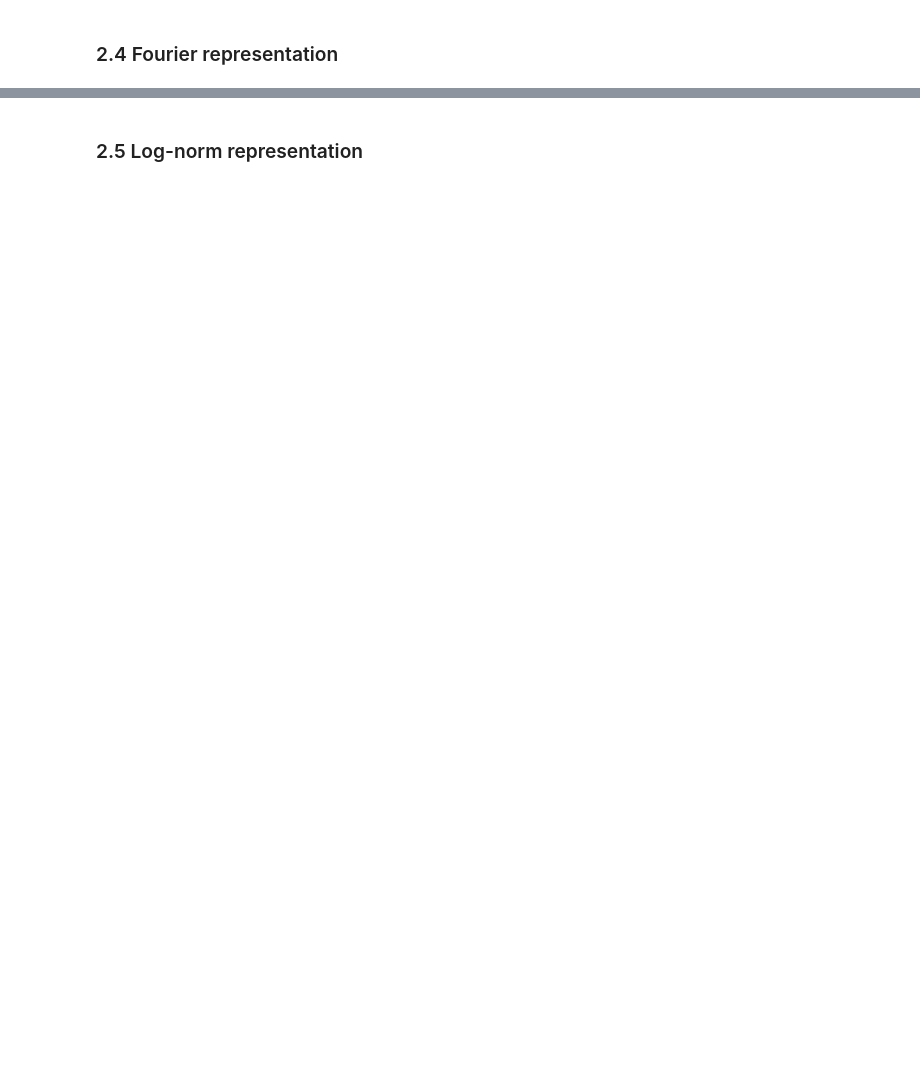
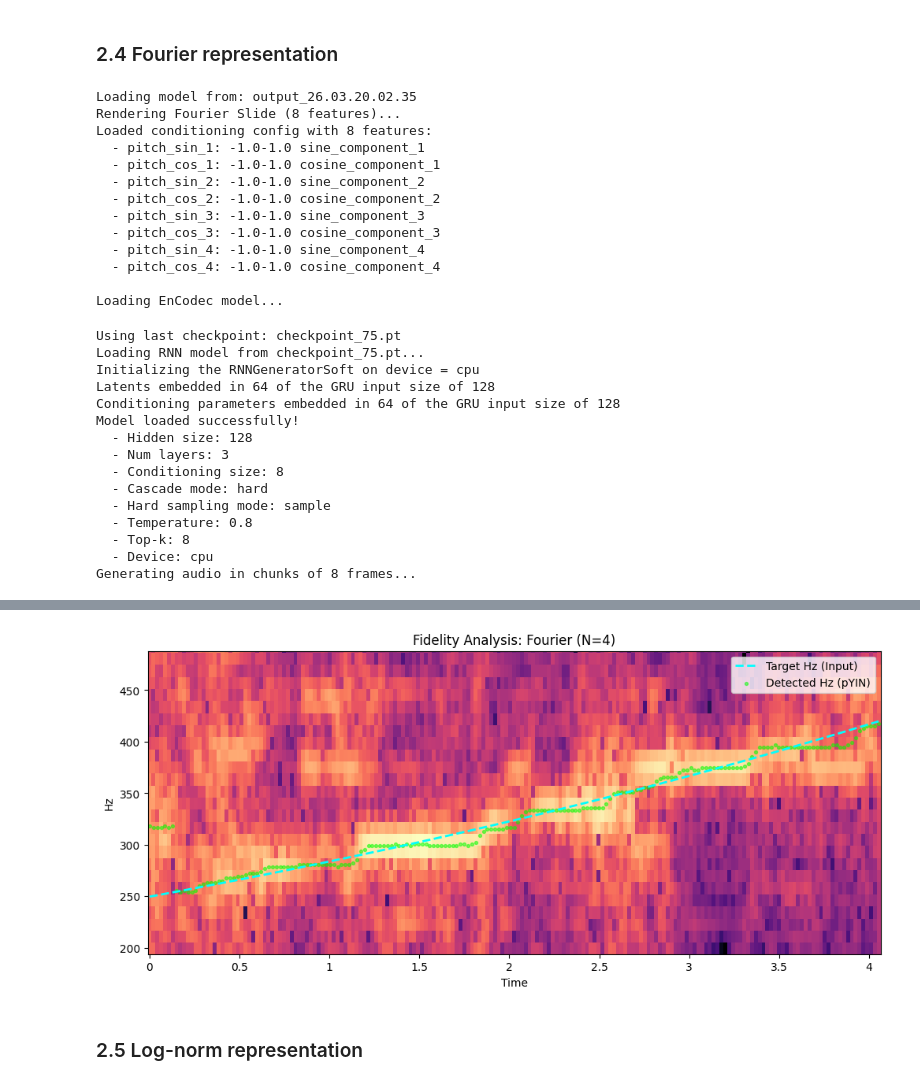
Before and after one commit to fredericVaquer/generative_audio_final_project, a Jupyter notebook: rnencodec_notebooks/4_sonic_examples.ipynb, the cells around one changed output, grey strips where cells are left out. Saved outputs shown, nothing was run; the diff lists cells and outputs as text; code cells hidden in the pictures; blank space fills up the shorter version.

```diff
--- a/rnencodec_notebooks/4_sonic_examples.ipynb
+++ b/rnencodec_notebooks/4_sonic_examples.ipynb
@@ -147,27 +272,51 @@ play_audio(audio_slide)
 ### 2.4 Fourier representation
 # %%
 # --- CONFIGURATION ---
-MODEL_DIR = "output_26.03.19.18.44"  # Update this to your model path
+MODEL_DIR = "output_26.03.20.02.35"  # Update this to your model path
 CHECKPOINT = "last_checkpoint.pt"            # e.g., 'checkpoint_75.pt' or None for latest
 
 print(f"Loading model from: {MODEL_DIR}")
 
-num_features = 64 # Match your conditioning_size
-num_frames = 752
+N_FOURIER = 4 # Change this to match your trained model config!
+num_features = N_FOURIER * 2
+fourier_seq = torch.zeros(num_frames, num_features)
 
-# Let's say we have a Fourier vector for Note A and Note B
-# (For this example, we'll just use random anchors)
-fourier_start = torch.randn(1, num_features)
-fourier_end = torch.randn(1, num_features)
+t = torch.linspace(0.1, 0.9, num_frames)
 
-# Linear interpolation (LERP) between the two signatures
-alphas = torch.linspace(0, 1, num_frames).view(-1, 1)
-slide_values = (1 - alphas) * fourier_start + alphas * fourier_end
+for k in range(1, N_FOURIER + 1):
+    fourier_seq[:, 2*(k-1)]   = torch.sin(2 * np.pi * k * t)
+    fourier_seq[:, 2*(k-1)+1] = torch.cos(2 * np.pi * k * t)
 
-print("Rendering Fourier signature interpolation...")
-audio_slide = run_inference(
-    model_dir=MODEL_DIR,
-    mode="offline",
-    conditioning_sequence=slide_values # Use the new argument name!
-)
-play_audio(audio_slide)
+print(f"Rendering Fourier Slide ({num_features} features)...")
+audio_four = run_inference(MODEL_DIR, mode="offline", conditioning_sequence=fourier_seq)
+play_audio(audio_four)
+analyze_representation(audio_four, fourier_seq.numpy(), f"Fourier (N={N_FOURIER})")
+# %% [output]
+Loading model from: output_26.03.20.02.35
+Rendering Fourier Slide (8 features)...
+Loaded conditioning config with 8 features:
+  - pitch_sin_1: -1.0-1.0 sine_component_1
+  - pitch_cos_1: -1.0-1.0 cosine_component_1
+  - pitch_sin_2: -1.0-1.0 sine_component_2
+  - pitch_cos_2: -1.0-1.0 cosine_component_2
+  - pitch_sin_3: -1.0-1.0 sine_component_3
+  - pitch_cos_3: -1.0-1.0 cosine_component_3
+  - pitch_sin_4: -1.0-1.0 sine_component_4
+  - pitch_cos_4: -1.0-1.0 cosine_component_4
+
+Loading EnCodec model...
+Using last checkpoint: checkpoint_75.pt
+Loading RNN model from checkpoint_75.pt...
+Initializing the RNNGeneratorSoft on device = cpu
+Latents embedded in 64 of the GRU input size of 128
+Conditioning parameters embedded in 64 of the GRU input size of 128
+Model loaded successfully!
+  - Hidden size: 128
+  - Num layers: 3
+  - Conditioning size: 8
+  - Cascade mode: hard
+  - Hard sampling mode: sample
+  - Temperature: 0.8
+  - Top-k: 8
+  - Device: cpu
+Generating audio in chunks of 8 frames...
@@ -174,3 +324,4 @@ play_audio(audio_slide)
+[figure, added]
 # %% [markdown]
 ### 2.5 Log-norm representation
 # %%
```
Also changed, not shown: parts of 8 cells of this notebook, 1 other file.
